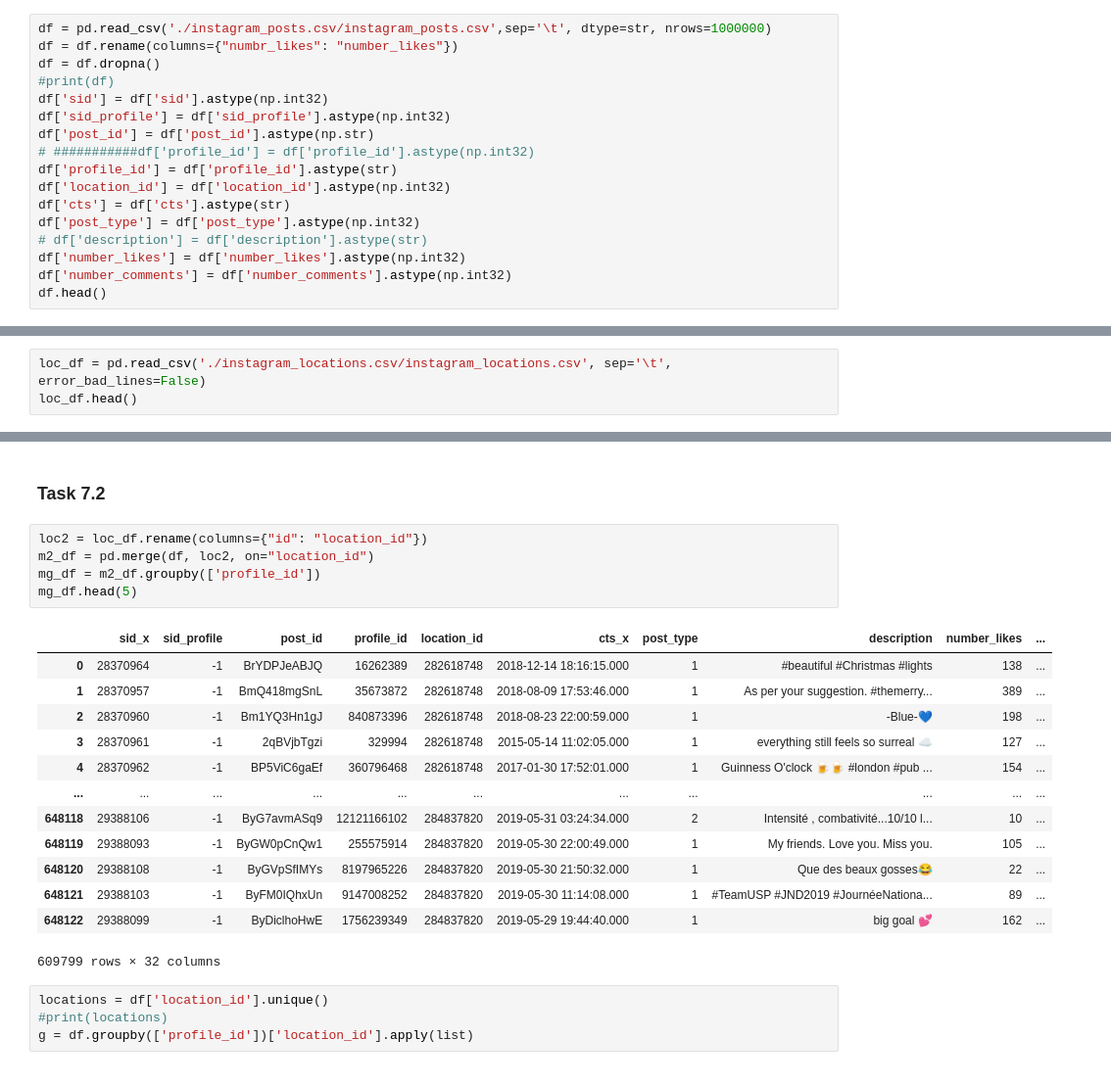
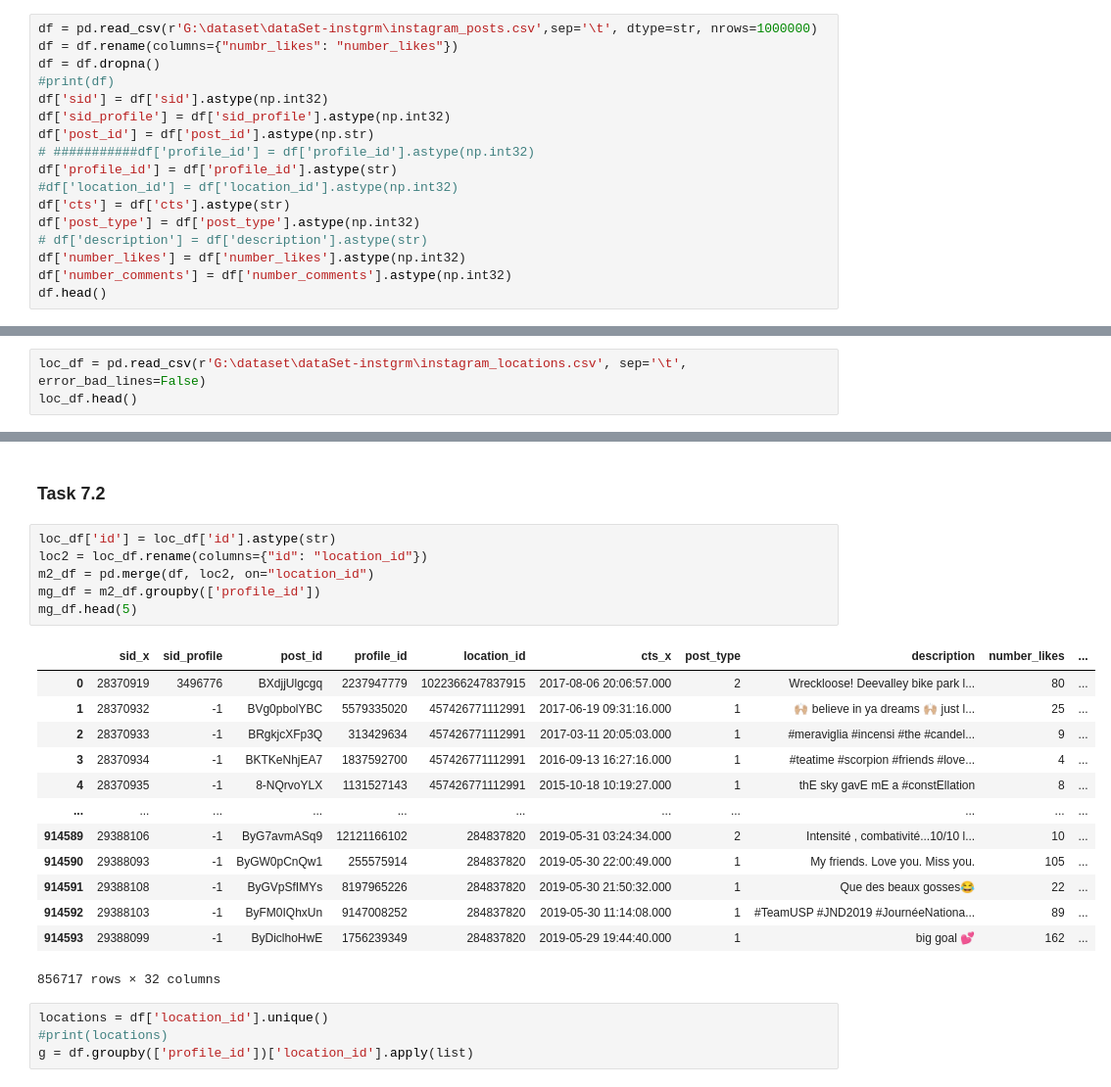
Before and after one commit to sharifaaaa/Instagram-Profiles-Posts-Analysis, a Jupyter notebook: main.ipynb, the cells around one changed output, grey strips where cells are left out. Shown: that part at 98% size. Drawn from its saved outputs; the diff is of its cells as text.

```diff
--- a/main.ipynb
+++ b/main.ipynb
@@ -12,7 +12,7 @@ import scipy
 # %% [markdown]
 ### posts dataset
 # %%
-df = pd.read_csv('./instagram_posts.csv/instagram_posts.csv',sep='\t', dtype=str, nrows=1000000)
+df = pd.read_csv(r'G:\dataset\dataSet-instgrm\instagram_posts.csv',sep='\t', dtype=str, nrows=1000000)
 df = df.rename(columns={"numbr_likes": "number_likes"})
 df = df.dropna()
 #print(df)
@@ -21,7 +21,7 @@ df['sid_profile'] = df['sid_profile'].astype(np.int32)
 df['post_id'] = df['post_id'].astype(np.str)
 # ###########df['profile_id'] = df['profile_id'].astype(np.int32)
 df['profile_id'] = df['profile_id'].astype(str)
-df['location_id'] = df['location_id'].astype(np.int32)
+#df['location_id'] = df['location_id'].astype(np.int32)
 df['cts'] = df['cts'].astype(str)
 df['post_type'] = df['post_type'].astype(np.int32)
 # df['description'] = df['description'].astype(str)
@@ -56,6 +66,6 @@ prof_df.head()
 # %% [markdown]
 ### location dataset
 # %%
-loc_df = pd.read_csv('./instagram_locations.csv/instagram_locations.csv', sep='\t', error_bad_lines=False)
+loc_df = pd.read_csv(r'G:\dataset\dataSet-instgrm\instagram_locations.csv', sep='\t', error_bad_lines=False)
 loc_df.head()
 # %% [output]
@@ -815,24 +863,25 @@ probability     3.9620160701241782  %
 # %% [markdown]
 ### Task 7.2
 # %%
+loc_df['id'] = loc_df['id'].astype(str)
 loc2 = loc_df.rename(columns={"id": "location_id"})
 m2_df = pd.merge(df, loc2, on="location_id")
 mg_df = m2_df.groupby(['profile_id'])
 mg_df.head(5)
 # %% [output]
 |  | sid_x | sid_profile | post_id | profile_id | location_id | cts_x | post_type | description | number_likes | ... |
-| 0 | 28370964 | -1 | BrYDPJeABJQ | 16262389 | 282618748 | 2018-12-14 18:16:15.000 | 1 | #beautiful #Christmas #lights | 138 | ... |
-| 1 | 28370957 | -1 | BmQ418mgSnL | 35673872 | 282618748 | 2018-08-09 17:53:46.000 | 1 | As per your suggestion. #themerry... | 389 | ... |
-| 2 | 28370960 | -1 | Bm1YQ3Hn1gJ | 840873396 | 282618748 | 2018-08-23 22:00:59.000 | 1 | -Blue-💙 | 198 | ... |
-| 3 | 28370961 | -1 | 2qBVjbTgzi | 329994 | 282618748 | 2015-05-14 11:02:05.000 | 1 | everything still feels so surreal ☁️ | 127 | ... |
-| 4 | 28370962 | -1 | BP5ViC6gaEf | 360796468 | 282618748 | 2017-01-30 17:52:01.000 | 1 | Guinness O'clock 🍺🍺 #london #pub ... | 154 | ... |
+| 0 | 28370919 | 3496776 | BXdjjUlgcgq | 2237947779 | 1022366247837915 | 2017-08-06 20:06:57.000 | 2 | Wreckloose! Deevalley bike park l... | 80 | ... |
+| 1 | 28370932 | -1 | BVg0pbolYBC | 5579335020 | 457426771112991 | 2017-06-19 09:31:16.000 | 1 | 🙌🏼 believe in ya dreams 🙌🏼 just l... | 25 | ... |
+| 2 | 28370933 | -1 | BRgkjcXFp3Q | 313429634 | 457426771112991 | 2017-03-11 20:05:03.000 | 1 | #meraviglia #incensi #the #candel... | 9 | ... |
+| 3 | 28370934 | -1 | BKTKeNhjEA7 | 1837592700 | 457426771112991 | 2016-09-13 16:27:16.000 | 1 | #teatime #scorpion #friends #love... | 4 | ... |
+| 4 | 28370935 | -1 | 8-NQrvoYLX | 1131527143 | 457426771112991 | 2015-10-18 10:19:27.000 | 1 | thE sky gavE mE a #constEllation | 8 | ... |
 | ... | ... | ... | ... | ... | ... | ... | ... | ... | ... | ... |
-| 648118 | 29388106 | -1 | ByG7avmASq9 | 12121166102 | 284837820 | 2019-05-31 03:24:34.000 | 2 | Intensité , combativité...10/10 l... | 10 | ... |
-| 648119 | 29388093 | -1 | ByGW0pCnQw1 | 255575914 | 284837820 | 2019-05-30 22:00:49.000 | 1 | My friends. Love you. Miss you. | 105 | ... |
-| 648120 | 29388108 | -1 | ByGVpSfIMYs | 8197965226 | 284837820 | 2019-05-30 21:50:32.000 | 1 | Que des beaux gosses😂 | 22 | ... |
-| 648121 | 29388103 | -1 | ByFM0IQhxUn | 9147008252 | 284837820 | 2019-05-30 11:14:08.000 | 1 | #TeamUSP #JND2019 #JournéeNationa... | 89 | ... |
-| 648122 | 29388099 | -1 | ByDiclhoHwE | 1756239349 | 284837820 | 2019-05-29 19:44:40.000 | 1 | big goal 💕 | 162 | ... |
+| 914589 | 29388106 | -1 | ByG7avmASq9 | 12121166102 | 284837820 | 2019-05-31 03:24:34.000 | 2 | Intensité , combativité...10/10 l... | 10 | ... |
+| 914590 | 29388093 | -1 | ByGW0pCnQw1 | 255575914 | 284837820 | 2019-05-30 22:00:49.000 | 1 | My friends. Love you. Miss you. | 105 | ... |
+| 914591 | 29388108 | -1 | ByGVpSfIMYs | 8197965226 | 284837820 | 2019-05-30 21:50:32.000 | 1 | Que des beaux gosses😂 | 22 | ... |
+| 914592 | 29388103 | -1 | ByFM0IQhxUn | 9147008252 | 284837820 | 2019-05-30 11:14:08.000 | 1 | #TeamUSP #JND2019 #JournéeNationa... | 89 | ... |
+| 914593 | 29388099 | -1 | ByDiclhoHwE | 1756239349 | 284837820 | 2019-05-29 19:44:40.000 | 1 | big goal 💕 | 162 | ... |
-609799 rows × 32 columns
+856717 rows × 32 columns
 # %%
 locations = df['location_id'].unique()
 #print(locations)
```
Also changed, not shown: parts of 29 cells of this notebook.
